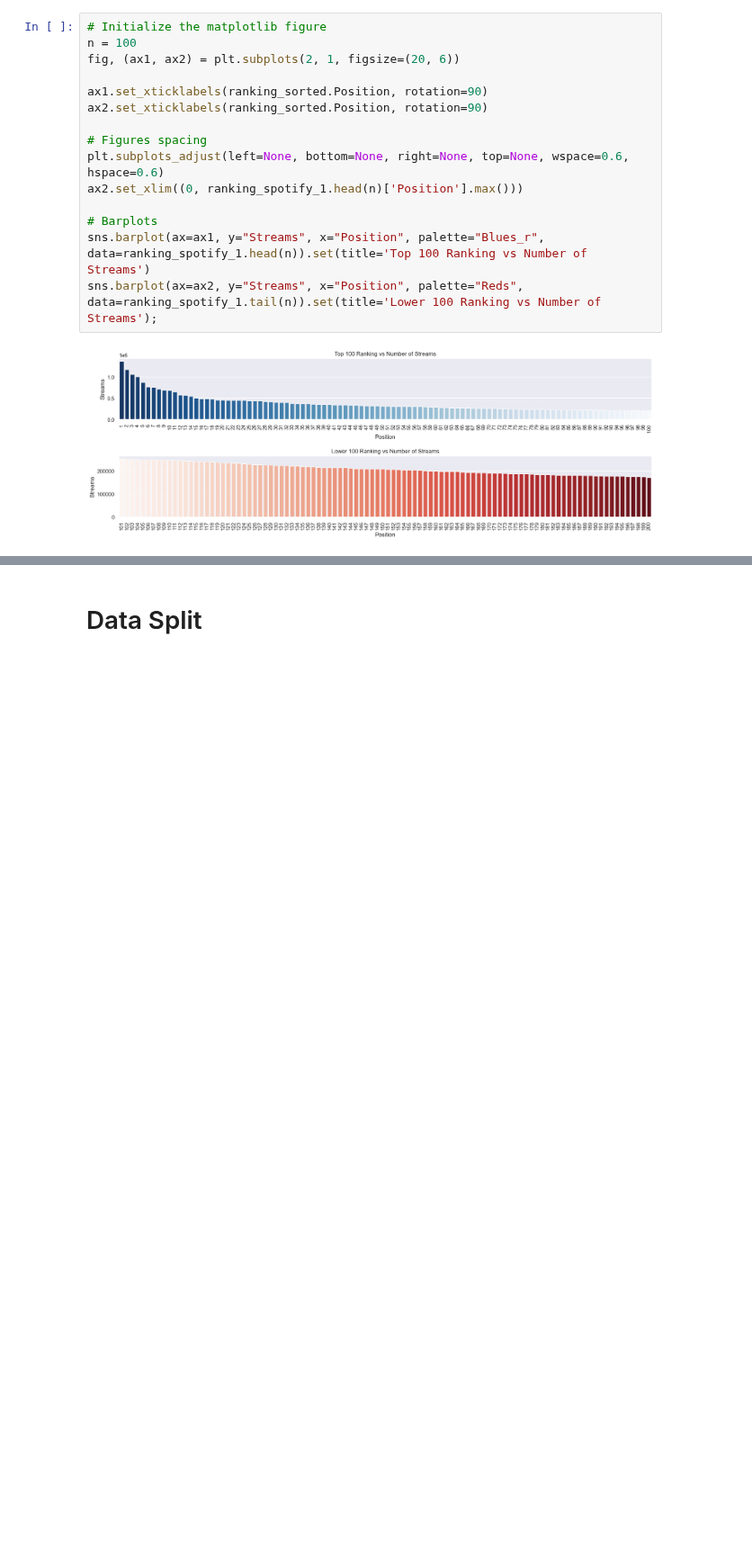
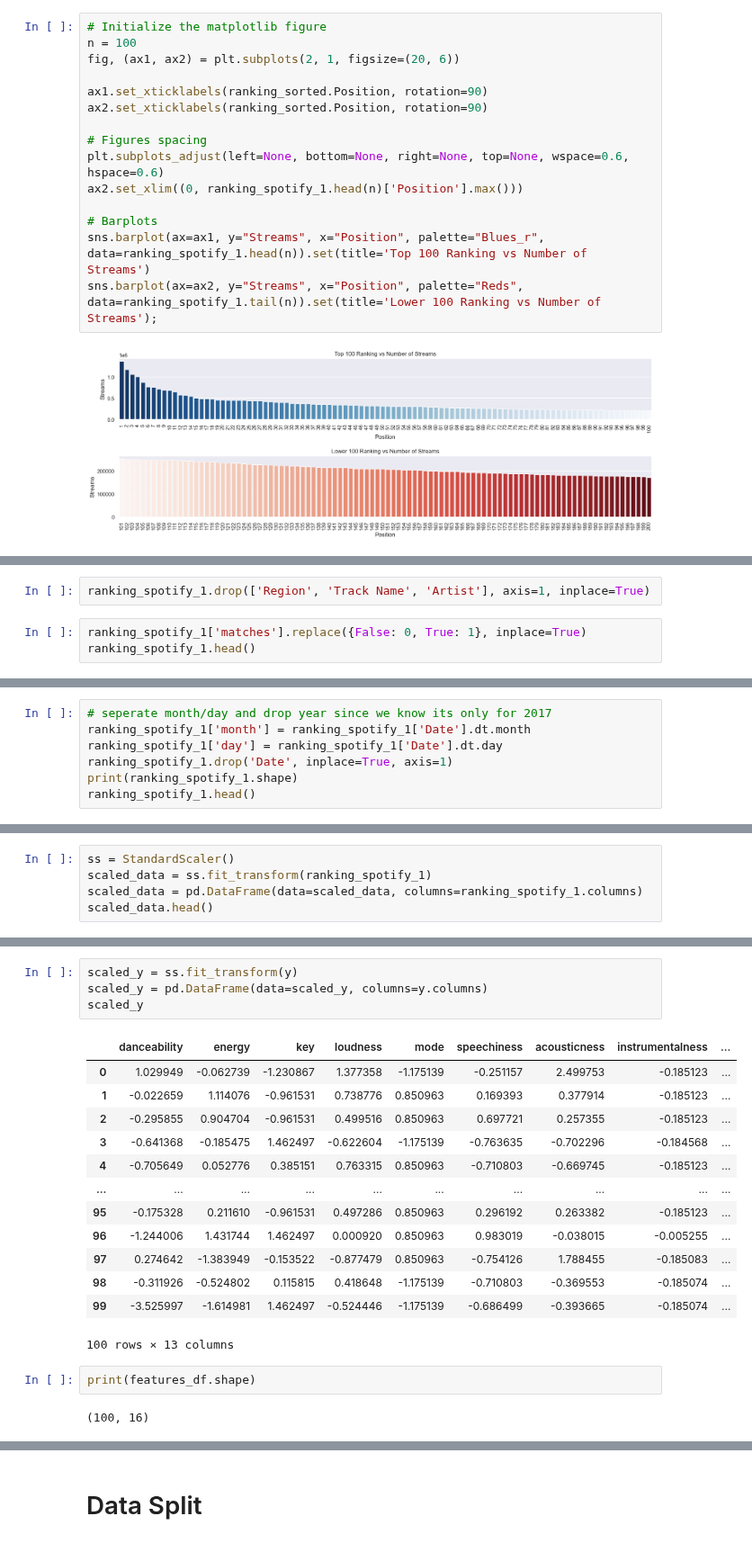
Before and after one commit to hypothetical-lemon/COMP4449-capstone, a Jupyter notebook: midterm/heather_lemon_midterm.ipynb, the cells around one changed output, grey strips where cells are left out. Shown at 90% size. Cells and saved outputs as stored; diff of their text form; blank space fills up the shorter version.

```diff
--- a/midterm/heather_lemon_midterm.ipynb
+++ b/midterm/heather_lemon_midterm.ipynb
@@ -410,0 +504,5 @@ sns.barplot(ax=ax2, y="Streams", x="Position", palette="Reds",    data=ranking_s
+# %%
+ranking_spotify_1.drop(['Region', 'Track Name', 'Artist'], axis=1, inplace=True)
+# %%
+ranking_spotify_1['matches'].replace({False: 0, True: 1}, inplace=True)
+ranking_spotify_1.head()
@@ -410,0 +516,7 @@ sns.barplot(ax=ax2, y="Streams", x="Position", palette="Reds",    data=ranking_s
+# %%
+# seperate month/day and drop year since we know its only for 2017
+ranking_spotify_1['month'] = ranking_spotify_1['Date'].dt.month
+ranking_spotify_1['day'] = ranking_spotify_1['Date'].dt.day
+ranking_spotify_1.drop('Date', inplace=True, axis=1)
+print(ranking_spotify_1.shape)
+ranking_spotify_1.head()
@@ -410,0 +531,5 @@ sns.barplot(ax=ax2, y="Streams", x="Position", palette="Reds",    data=ranking_s
+# %%
+ss = StandardScaler()
+scaled_data = ss.fit_transform(ranking_spotify_1)
+scaled_data = pd.DataFrame(data=scaled_data, columns=ranking_spotify_1.columns)
+scaled_data.head()
@@ -410,0 +543,22 @@ sns.barplot(ax=ax2, y="Streams", x="Position", palette="Reds",    data=ranking_s
+# %%
+scaled_y = ss.fit_transform(y)
+scaled_y = pd.DataFrame(data=scaled_y, columns=y.columns)
+scaled_y
+# %% [output]
+|  | danceability | energy | key | loudness | mode | speechiness | acousticness | instrumentalness | ... |
+| 0 | 1.029949 | -0.062739 | -1.230867 | 1.377358 | -1.175139 | -0.251157 | 2.499753 | -0.185123 | ... |
+| 1 | -0.022659 | 1.114076 | -0.961531 | 0.738776 | 0.850963 | 0.169393 | 0.377914 | -0.185123 | ... |
+| 2 | -0.295855 | 0.904704 | -0.961531 | 0.499516 | 0.850963 | 0.697721 | 0.257355 | -0.185123 | ... |
+| 3 | -0.641368 | -0.185475 | 1.462497 | -0.622604 | -1.175139 | -0.763635 | -0.702296 | -0.184568 | ... |
+| 4 | -0.705649 | 0.052776 | 0.385151 | 0.763315 | 0.850963 | -0.710803 | -0.669745 | -0.185123 | ... |
+| ... | ... | ... | ... | ... | ... | ... | ... | ... | ... |
+| 95 | -0.175328 | 0.211610 | -0.961531 | 0.497286 | 0.850963 | 0.296192 | 0.263382 | -0.185123 | ... |
+| 96 | -1.244006 | 1.431744 | 1.462497 | 0.000920 | 0.850963 | 0.983019 | -0.038015 | -0.005255 | ... |
+| 97 | 0.274642 | -1.383949 | -0.153522 | -0.877479 | 0.850963 | -0.754126 | 1.788455 | -0.185083 | ... |
+| 98 | -0.311926 | -0.524802 | 0.115815 | 0.418648 | -1.175139 | -0.710803 | -0.369553 | -0.185074 | ... |
+| 99 | -3.525997 | -1.614981 | 1.462497 | -0.524446 | -1.175139 | -0.686499 | -0.393665 | -0.185074 | ... |
+100 rows × 13 columns
+# %%
+print(features_df.shape)
+# %% [output]
+(100, 16)
```
Also changed, not shown: parts of 37 cells of this notebook.
